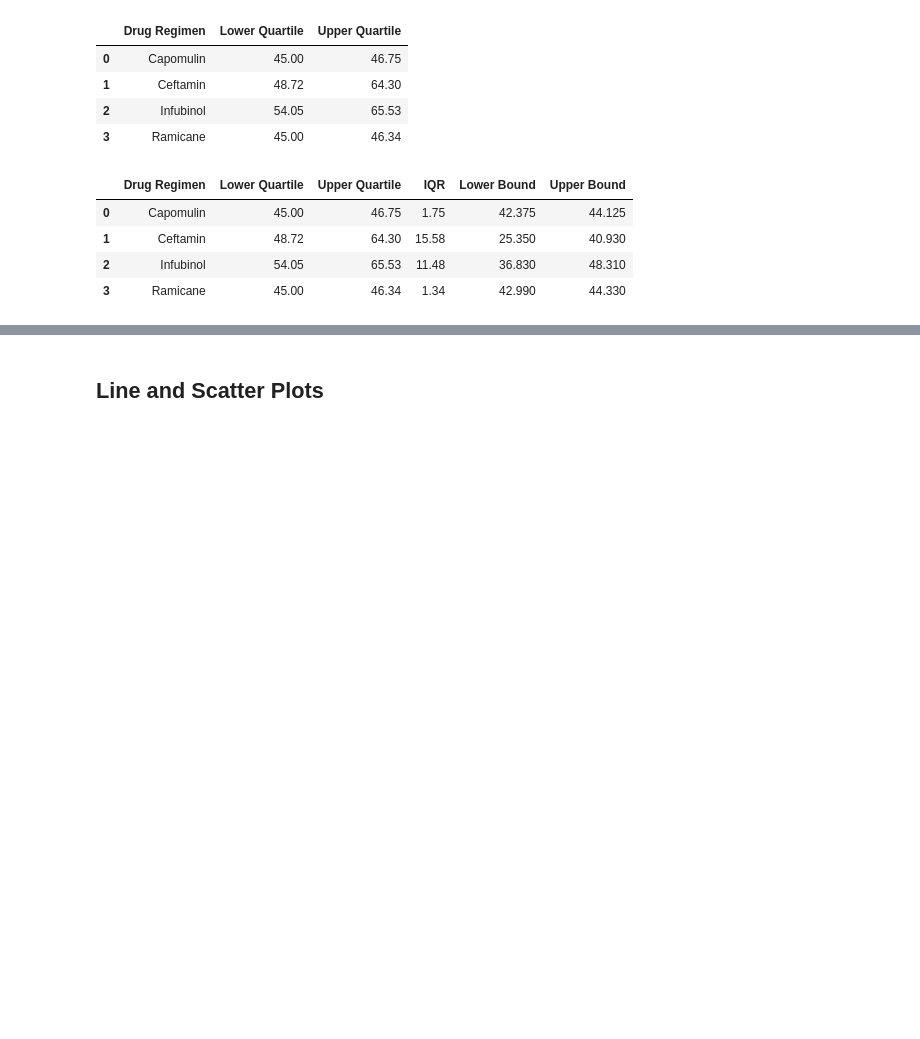
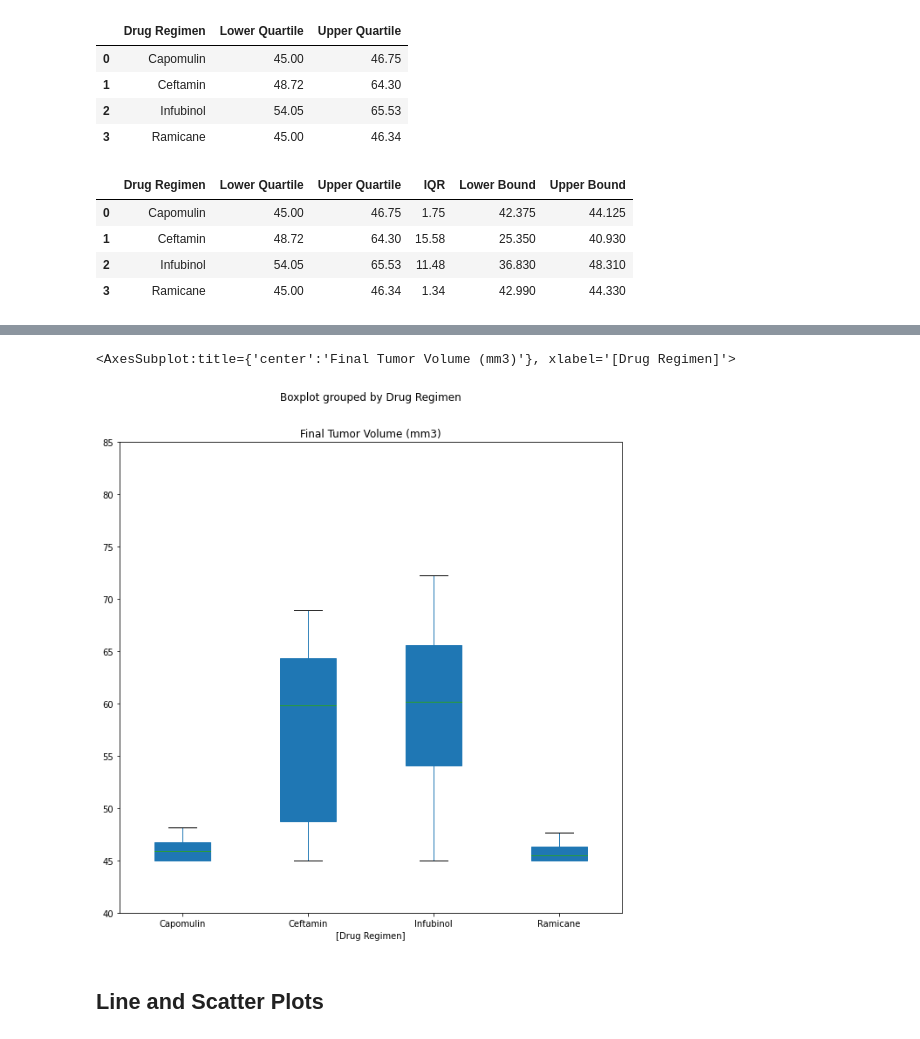
Before and after one commit to JeremyKalmus/matplotlib-challenge, a Jupyter notebook: pymaceuticals_JK.ipynb, the cells around one changed output, grey strips where cells are left out. Saved outputs shown, nothing was run; the diff lists cells and outputs as text; code cells hidden in the pictures; blank space fills up the shorter version.

```diff
--- a/pymaceuticals_JK.ipynb
+++ b/pymaceuticals_JK.ipynb
@@ -350,5 +369,12 @@ SyntaxError: unexpected EOF while parsing (<ipython-input-161-54d6a69da184>, lin
 # %%
 # Generate a box plot of the final tumor volume of each mouse across four regimens of interest
+box_plot_table = last_tumor_grouped.copy()
+box_plot_table = box_plot_table.boxplot(by='Drug Regimen',grid=False,figsize=(10,10),patch_artist=True)
+plt.ylim((40,85))
+box_plot_table
+# %% [output]
+<AxesSubplot:title={'center':'Final Tumor Volume (mm3)'}, xlabel='[Drug Regimen]'>
+[figure, added]
 # %% [markdown]
 ## Line and Scatter Plots
 # %%
```
Also changed, not shown: parts of 14 cells of this notebook.
